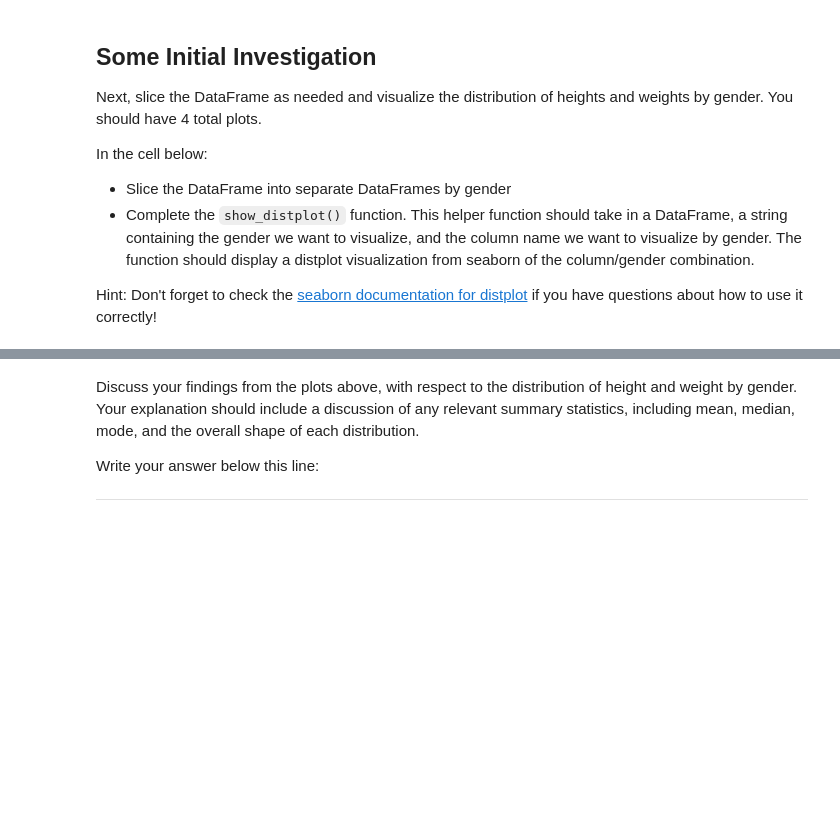
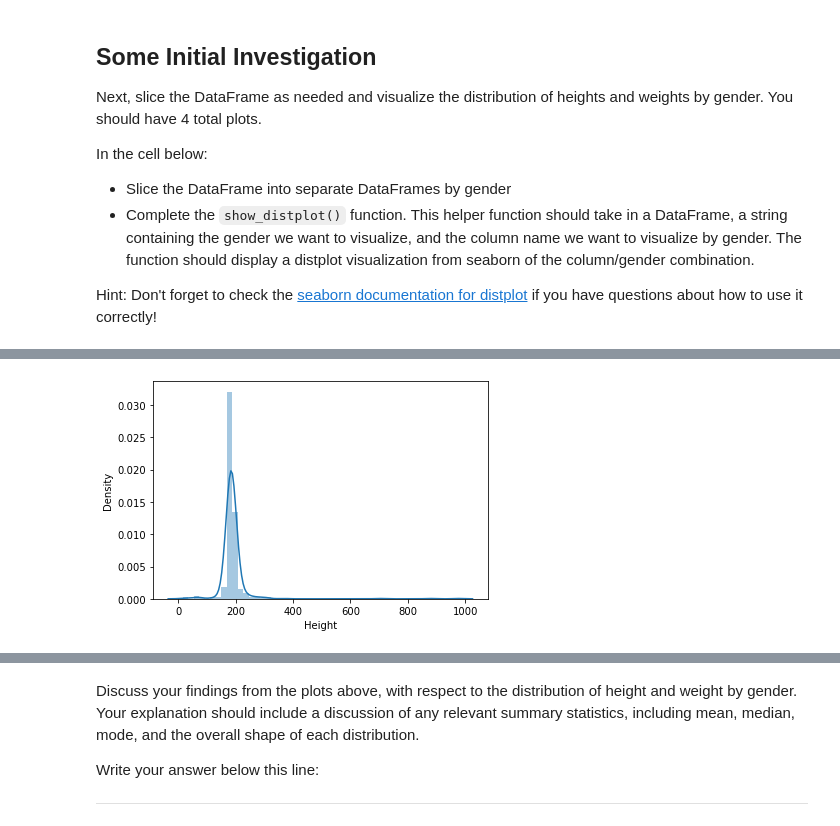
Before and after one commit to ericthansen/dsc-data-cleaning-project-online-ds-sp-000, a Jupyter notebook: index.ipynb, the cells around one changed output, grey strips where cells are left out. Drawn from its saved outputs; the diff is of its cells as text; code cells hidden in the pictures; blank space fills up the shorter version.

```diff
--- a/index.ipynb
+++ b/index.ipynb
@@ -390,4 +465,7 @@ def show_distplot(dataframe, gender, column_name):
 # %%
 # Male Height
+show_distplot(joined_df, 'Male', 'Height')
+# %% [output]
+[figure, added]
 # %%
 # Male Weight
```
Also changed, not shown: parts of 9 cells of this notebook.
